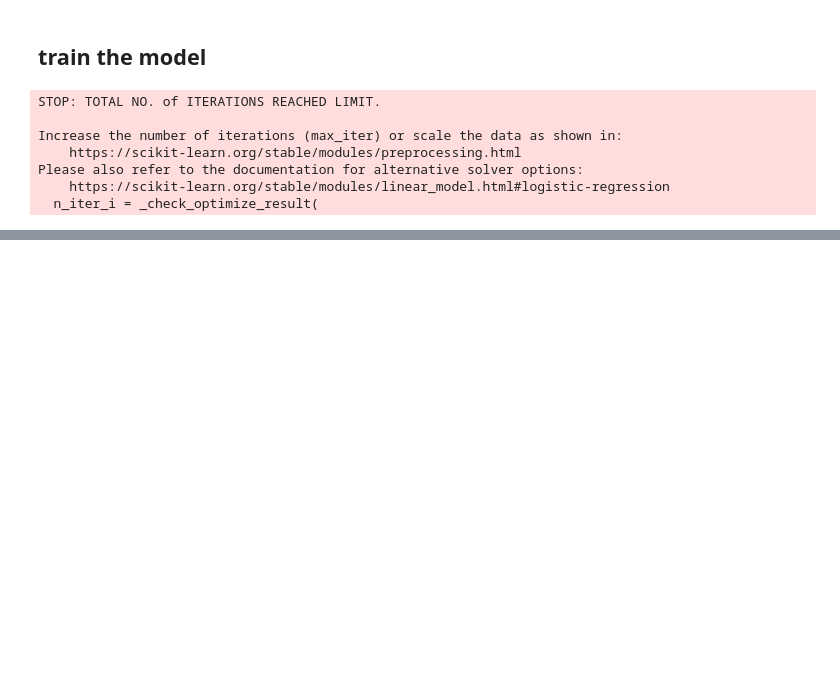
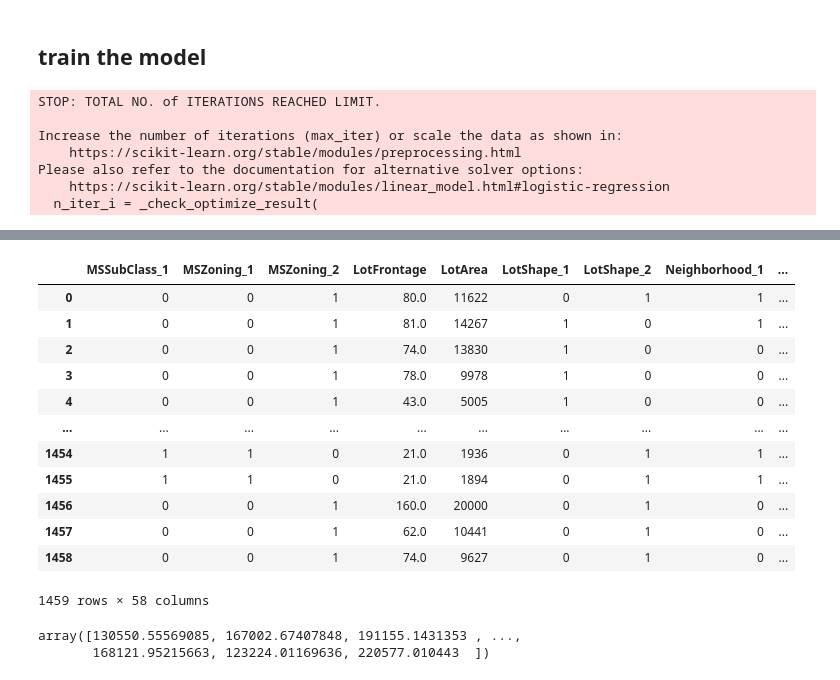
Before and after one commit to chloeeliu/DataSciencePortfolio, a Jupyter notebook: answer.ipynb, the cells around one changed output, grey strips where cells are left out. Drawn from its saved outputs; the diff is of its cells as text; code cells hidden in the pictures; blank space fills up the shorter version.

```diff
--- a/answer.ipynb
+++ b/answer.ipynb
@@ -705,0 +931,4 @@ score_df
+# %%
+#方式二：fillna，用-1代替
+df_res_na = df_res.fillna(-1)
+df_res_na.info()
@@ -705,0 +953,16 @@ score_df
+# %%
+df_res_na
+# %% [output]
+|  | MSSubClass_1 | MSZoning_1 | MSZoning_2 | LotFrontage | LotArea | LotShape_1 | LotShape_2 | Neighborhood_1 | ... |
+| 0 | 0 | 0 | 1 | 80.0 | 11622 | 0 | 1 | 1 | ... |
+| 1 | 0 | 0 | 1 | 81.0 | 14267 | 1 | 0 | 1 | ... |
+| 2 | 0 | 0 | 1 | 74.0 | 13830 | 1 | 0 | 0 | ... |
+| 3 | 0 | 0 | 1 | 78.0 | 9978 | 1 | 0 | 0 | ... |
+| 4 | 0 | 0 | 1 | 43.0 | 5005 | 1 | 0 | 0 | ... |
+| ... | ... | ... | ... | ... | ... | ... | ... | ... | ... |
+| 1454 | 1 | 1 | 0 | 21.0 | 1936 | 0 | 1 | 1 | ... |
+| 1455 | 1 | 1 | 0 | 21.0 | 1894 | 0 | 1 | 1 | ... |
+| 1456 | 0 | 0 | 1 | 160.0 | 20000 | 0 | 1 | 0 | ... |
+| 1457 | 0 | 0 | 1 | 62.0 | 10441 | 0 | 1 | 0 | ... |
+| 1458 | 0 | 0 | 1 | 74.0 | 9627 | 0 | 1 | 0 | ... |
+1459 rows × 58 columns
@@ -705,0 +971,5 @@ score_df
+# %%
+y_pred
+# %% [output]
+array([130550.55569085, 167002.67407848, 191155.1431353 , ...,
+       168121.95215663, 123224.01169636, 220577.010443  ])
```
Also changed, not shown: parts of 26 cells of this notebook, 1 other file.
